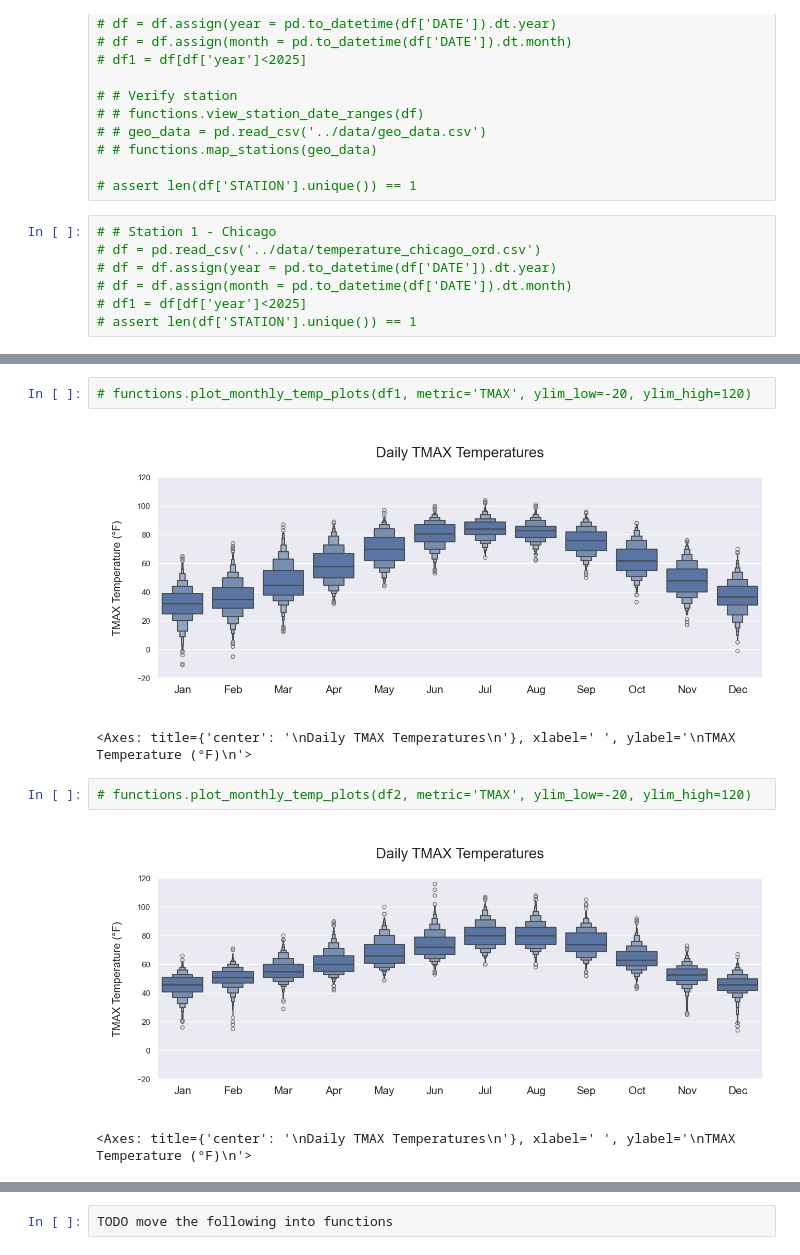
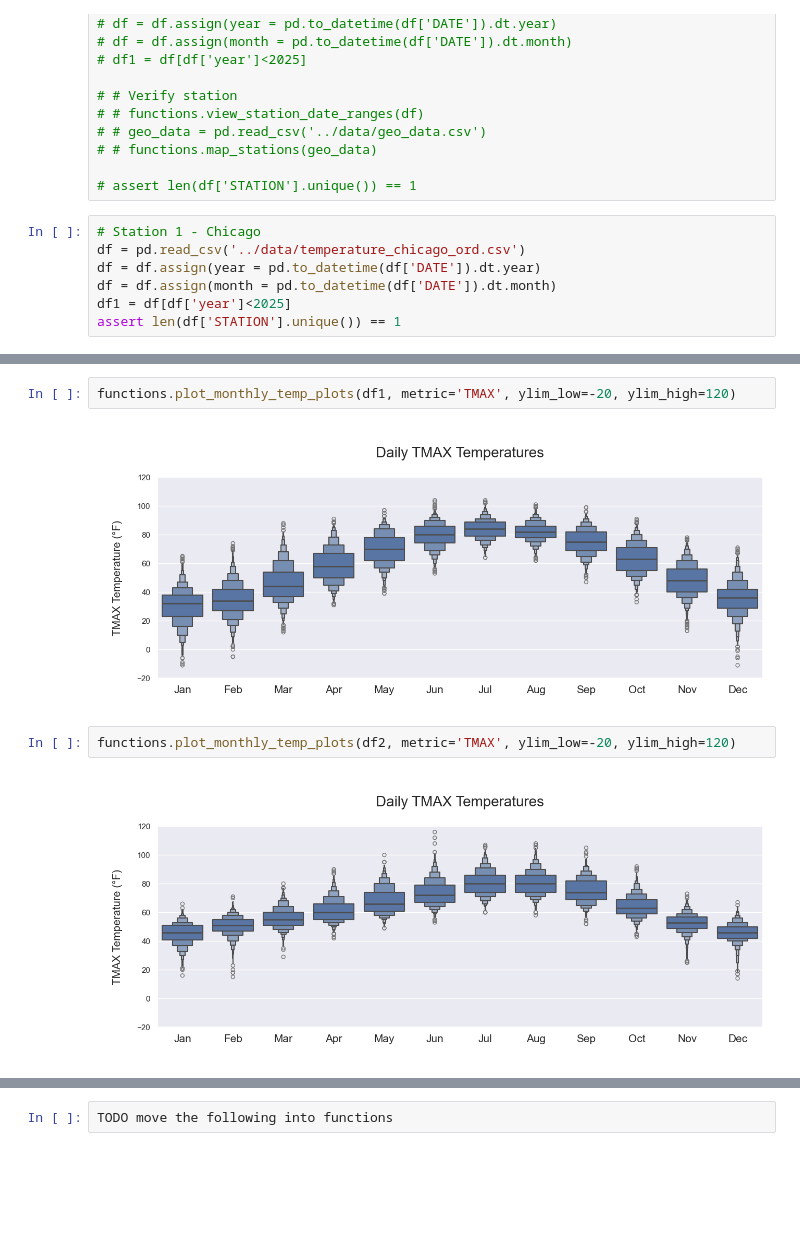
Before and after one commit to wpbSabi/weather_python, a Jupyter notebook: notebooks/compare_temperature.ipynb, the cells around one changed output, grey strips where cells are left out. Saved outputs shown, nothing was run; the diff lists cells and outputs as text; blank space fills up the shorter version.

```diff
--- a/notebooks/compare_temperature.ipynb
+++ b/notebooks/compare_temperature.ipynb
@@ -37,10 +37,10 @@ The Ideal Temperature (Location)
 
 # assert len(df['STATION'].unique()) == 1
 # %%
-# # Station 1 - Chicago
-# df = pd.read_csv('../data/temperature_chicago_ord.csv')
-# df = df.assign(year = pd.to_datetime(df['DATE']).dt.year)
-# df = df.assign(month = pd.to_datetime(df['DATE']).dt.month)
-# df1 = df[df['year']<2025]
-# assert len(df['STATION'].unique()) == 1
+# Station 1 - Chicago
+df = pd.read_csv('../data/temperature_chicago_ord.csv')
+df = df.assign(year = pd.to_datetime(df['DATE']).dt.year)
+df = df.assign(month = pd.to_datetime(df['DATE']).dt.month)
+df1 = df[df['year']<2025]
+assert len(df['STATION'].unique()) == 1
 # %%
@@ -92,15 +92,13 @@ The Ideal Temperature (Location)
 # %% [output]
 [figure]
 # %%
-# functions.plot_monthly_temp_plots(df1, metric='TMAX', ylim_low=-20, ylim_high=120)
+functions.plot_monthly_temp_plots(df1, metric='TMAX', ylim_low=-20, ylim_high=120)
 # %% [output]
-[figure, old version]
+[figure, new version]
-<Axes: title={'center': '\nDaily TMAX Temperatures\n'}, xlabel=' ', ylabel='\nTMAX Temperature (°F)\n'>
 # %%
-# functions.plot_monthly_temp_plots(df2, metric='TMAX', ylim_low=-20, ylim_high=120)
+functions.plot_monthly_temp_plots(df2, metric='TMAX', ylim_low=-20, ylim_high=120)
 # %% [output]
 [figure]
-<Axes: title={'center': '\nDaily TMAX Temperatures\n'}, xlabel=' ', ylabel='\nTMAX Temperature (°F)\n'>
 # %% [markdown]
 <!-- <a id="usda_hardiness_zones"></a>
 
```
Also changed, not shown: parts of 17 cells of this notebook.
